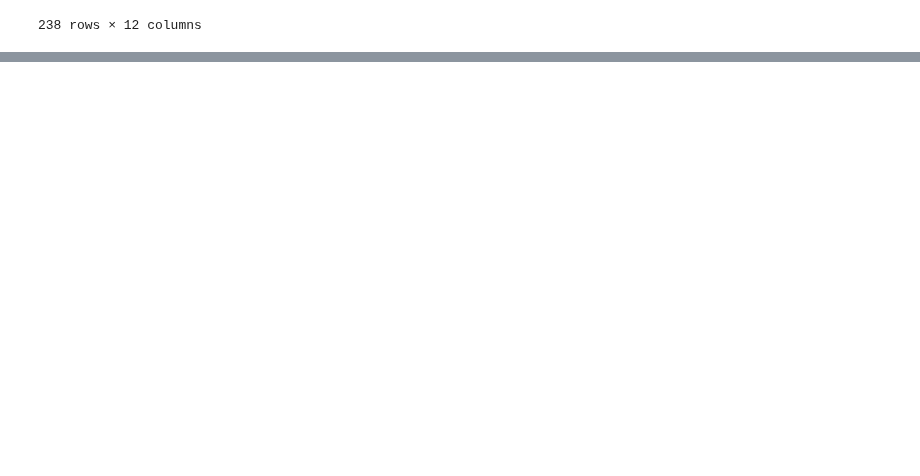
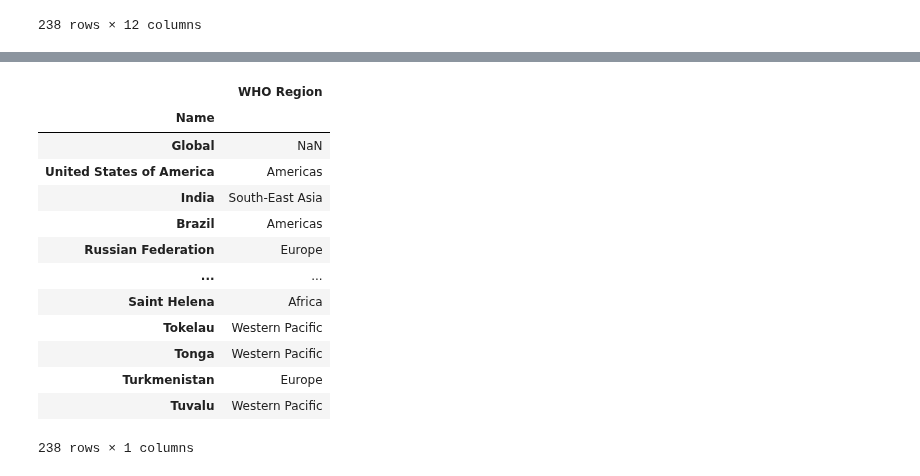
Before and after one commit to anitajn86/Covid_Analysis, a Jupyter notebook: Covid.ipynb, the cells around one changed output, grey strips where cells are left out. Saved outputs shown, nothing was run; the diff lists cells and outputs as text; code cells hidden in the pictures; blank space fills up the shorter version.

```diff
--- a/Covid.ipynb
+++ b/Covid.ipynb
@@ -21,0 +139,18 @@ df
+# %%
+discreteData=covid.select_dtypes(include='object')
+discreteData
+# %% [output]
+|  | WHO Region |
+| Name |  |
+| Global | NaN |
+| United States of America | Americas |
+| India | South-East Asia |
+| Brazil | Americas |
+| Russian Federation | Europe |
+| ... | ... |
+| Saint Helena | Africa |
+| Tokelau | Western Pacific |
+| Tonga | Western Pacific |
+| Turkmenistan | Europe |
+| Tuvalu | Western Pacific |
+238 rows × 1 columns
```
Also changed, not shown: parts of 20 cells of this notebook.
